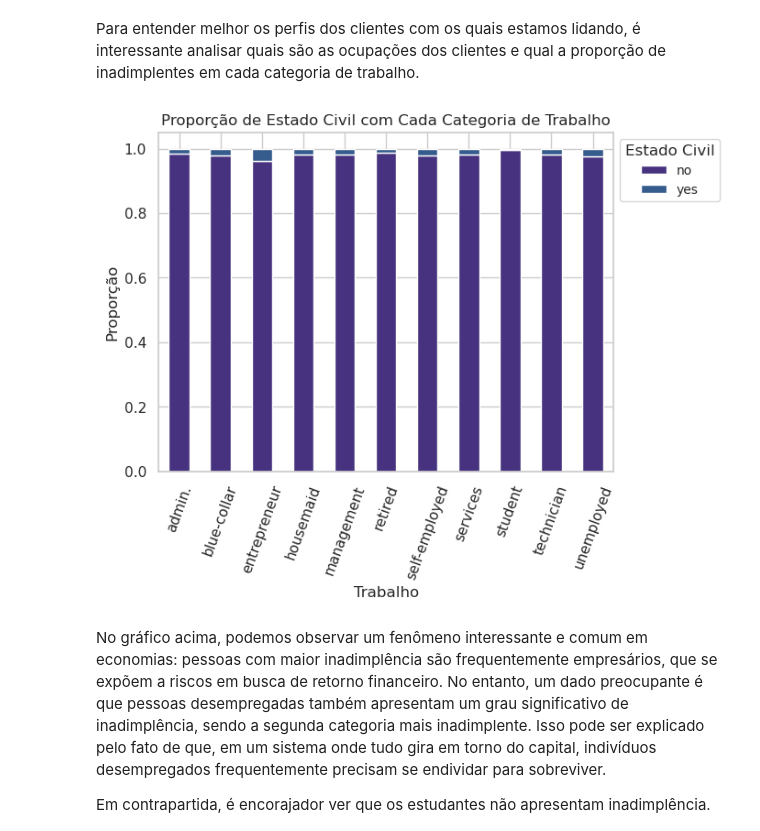
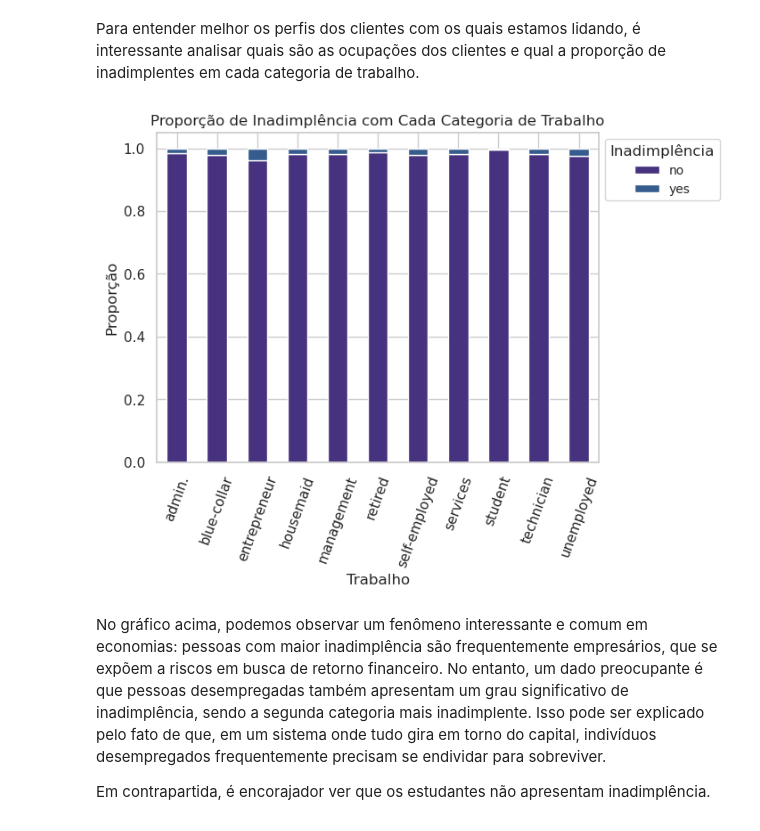
Before and after one commit to gabrieldadcarvalho/machine_learning, a Jupyter notebook: pjt_final/data_understanding.ipynb, the cells around one changed output. Cells and saved outputs as stored; diff of their text form; code cells hidden in the pictures.

```diff
--- a/pjt_final/data_understanding.ipynb
+++ b/pjt_final/data_understanding.ipynb
@@ -556,19 +556,19 @@ Para entender melhor os perfis dos clientes com os quais estamos lidando, é int
 # %%
 #Criando uma tabela cruzada
 job_default_counts = pd.crosstab(X['job'], X['default'])
 job_default_counts_normalized = job_default_counts.div(job_default_counts.sum(axis=1), axis=0)
 
 # Plotar gráfico de proporção
 sns.set_theme(style="whitegrid", palette='viridis')
 job_default_counts_normalized.plot(kind='bar', stacked=True)
 plt.xlabel('Trabalho')
 plt.ylabel('Proporção')
-plt.title('Proporção de Estado Civil com Cada Categoria de Trabalho')
-plt.legend(title='Estado Civil', bbox_to_anchor=(1, 1), loc='upper left', fontsize='small')
+plt.title('Proporção de Inadimplência com Cada Categoria de Trabalho')
+plt.legend(title='Inadimplência', bbox_to_anchor=(1, 1), loc='upper left', fontsize='small')
 plt.xticks(rotation=70)
 plt.show()
 # %% [output]
-[figure, old version]
+[figure, new version]
 # %% [markdown]
 No gráfico acima, podemos observar um fenômeno interessante e comum em economias: pessoas com maior inadimplência são frequentemente empresários, que se expõem a riscos em busca de retorno financeiro. No entanto, um dado preocupante é que pessoas desempregadas também apresentam um grau significativo de inadimplência, sendo a segunda categoria mais inadimplente. Isso pode ser explicado pelo fato de que, em um sistema onde tudo gira em torno do capital, indivíduos desempregados frequentemente precisam se endividar para sobreviver.
 
```
Also changed, not shown: parts of 1 cell of this notebook.
